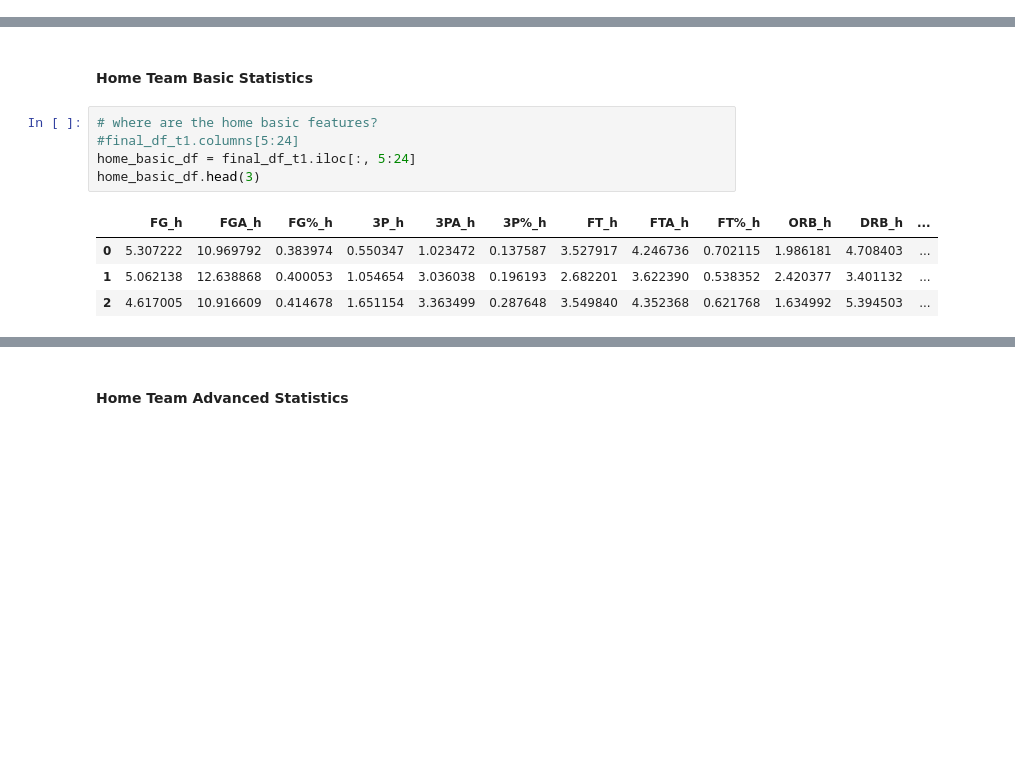
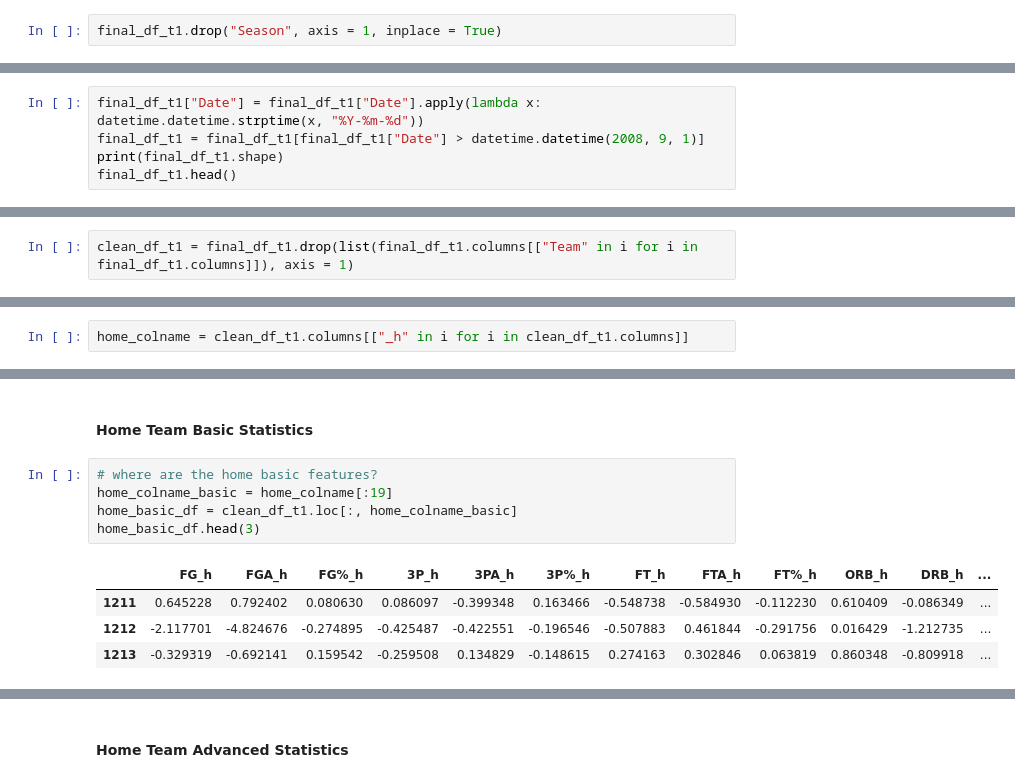
Before and after one commit to BaselineAnalytics/IntroductiontoDataScience, a Jupyter notebook: NBA_Analysis.ipynb, the cells around one changed output, grey strips where cells are left out. Drawn from its saved outputs; the diff is of its cells as text; blank space fills up the shorter version.

```diff
--- a/NBA_Analysis.ipynb
+++ b/NBA_Analysis.ipynb
@@ -400,0 +527,2 @@ final_df_t1.head()
+# %%
+final_df_t1.drop("Season", axis = 1, inplace = True)
@@ -400,0 +531,5 @@ final_df_t1.head()
+# %%
+final_df_t1["Date"] = final_df_t1["Date"].apply(lambda x: datetime.datetime.strptime(x, "%Y-%m-%d"))
+final_df_t1 = final_df_t1[final_df_t1["Date"] > datetime.datetime(2008, 9, 1)]
+print(final_df_t1.shape)
+final_df_t1.head()
@@ -401,3 +561,5 @@ final_df_t1.head()
+# %%
+clean_df_t1 = final_df_t1.drop(list(final_df_t1.columns[["Team" in i for i in final_df_t1.columns]]), axis = 1)
 # %% [markdown]
 ## Data Analysis
 # %% [markdown]
@@ -413,0 +588,2 @@ sum(final_df_t1.isnull().apply(sum, axis = 0))
+# %%
+home_colname = clean_df_t1.columns[["_h" in i for i in clean_df_t1.columns]]
@@ -417,11 +648,11 @@ sum(final_df_t1.isnull().apply(sum, axis = 0))
 #### Home Team Basic Statistics
 # %%
 # where are the home basic features?
-#final_df_t1.columns[5:24]
-home_basic_df = final_df_t1.iloc[:, 5:24]
+home_colname_basic = home_colname[:19]
+home_basic_df = clean_df_t1.loc[:, home_colname_basic]
 home_basic_df.head(3)
 # %% [output]
 |  | FG_h | FGA_h | FG%_h | 3P_h | 3PA_h | 3P%_h | FT_h | FTA_h | FT%_h | ORB_h | DRB_h | ... |
-| 0 | 5.307222 | 10.969792 | 0.383974 | 0.550347 | 1.023472 | 0.137587 | 3.527917 | 4.246736 | 0.702115 | 1.986181 | 4.708403 | ... |
-| 1 | 5.062138 | 12.638868 | 0.400053 | 1.054654 | 3.036038 | 0.196193 | 2.682201 | 3.622390 | 0.538352 | 2.420377 | 3.401132 | ... |
-| 2 | 4.617005 | 10.916609 | 0.414678 | 1.651154 | 3.363499 | 0.287648 | 3.549840 | 4.352368 | 0.621768 | 1.634992 | 5.394503 | ... |
+| 1211 | 0.645228 | 0.792402 | 0.080630 | 0.086097 | -0.399348 | 0.163466 | -0.548738 | -0.584930 | -0.112230 | 0.610409 | -0.086349 | ... |
+| 1212 | -2.117701 | -4.824676 | -0.274895 | -0.425487 | -0.422551 | -0.196546 | -0.507883 | 0.461844 | -0.291756 | 0.016429 | -1.212735 | ... |
+| 1213 | -0.329319 | -0.692141 | 0.159542 | -0.259508 | 0.134829 | -0.148615 | 0.274163 | 0.302846 | 0.063819 | 0.860348 | -0.809918 | ... |
```
Also changed, not shown: parts of 147 cells of this notebook, 6 other files.
